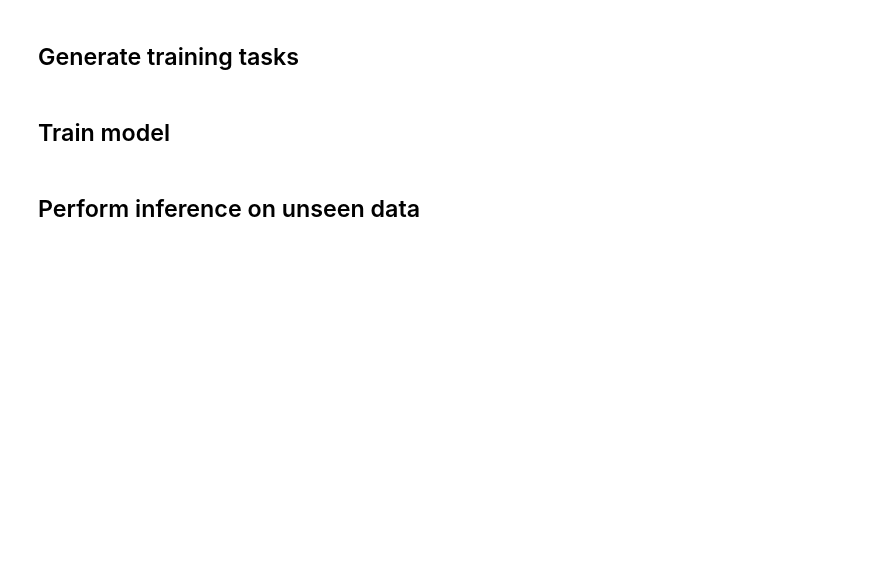
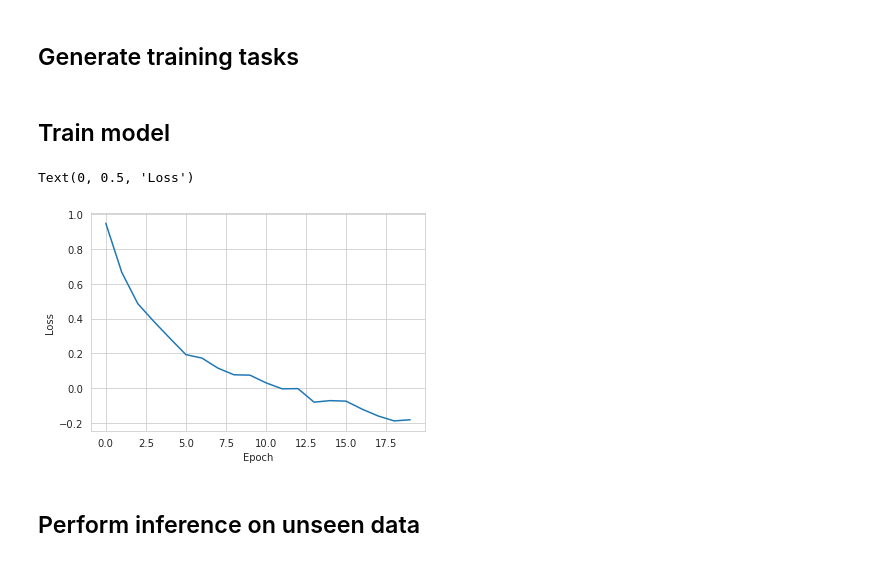
Before and after one commit to tom-andersson/deepsensor_gallery, a Jupyter notebook: demonstrators/quickstart.ipynb, the cells around one changed output. Drawn from its saved outputs; the diff is of its cells as text; code cells hidden in the pictures; blank space fills up the shorter version.

```diff
--- a/demonstrators/quickstart.ipynb
+++ b/demonstrators/quickstart.ipynb
@@ -92,9 +93,18 @@ for date in pd.date_range("2013-01-01", "2014-11-30")[::7]:
 # %%
 from tqdm import tqdm
 
-n_epochs = 10
+n_epochs = 20
+losses = []
 for epoch in tqdm(range(n_epochs)):
-    losses = train_epoch(model, train_tasks)
+    batch_losses = train_epoch(model, train_tasks)
+    losses.append(np.mean(batch_losses))
+# %%
+plt.plot(losses)
+plt.xlabel("Epoch")
+plt.ylabel("Loss")
+# %% [output]
+Text(0, 0.5, 'Loss')
+[figure, added]
 # %% [markdown]
 ## Perform inference on unseen data
 # %% [markdown]
```
Also changed, not shown: parts of 14 cells of this notebook.
